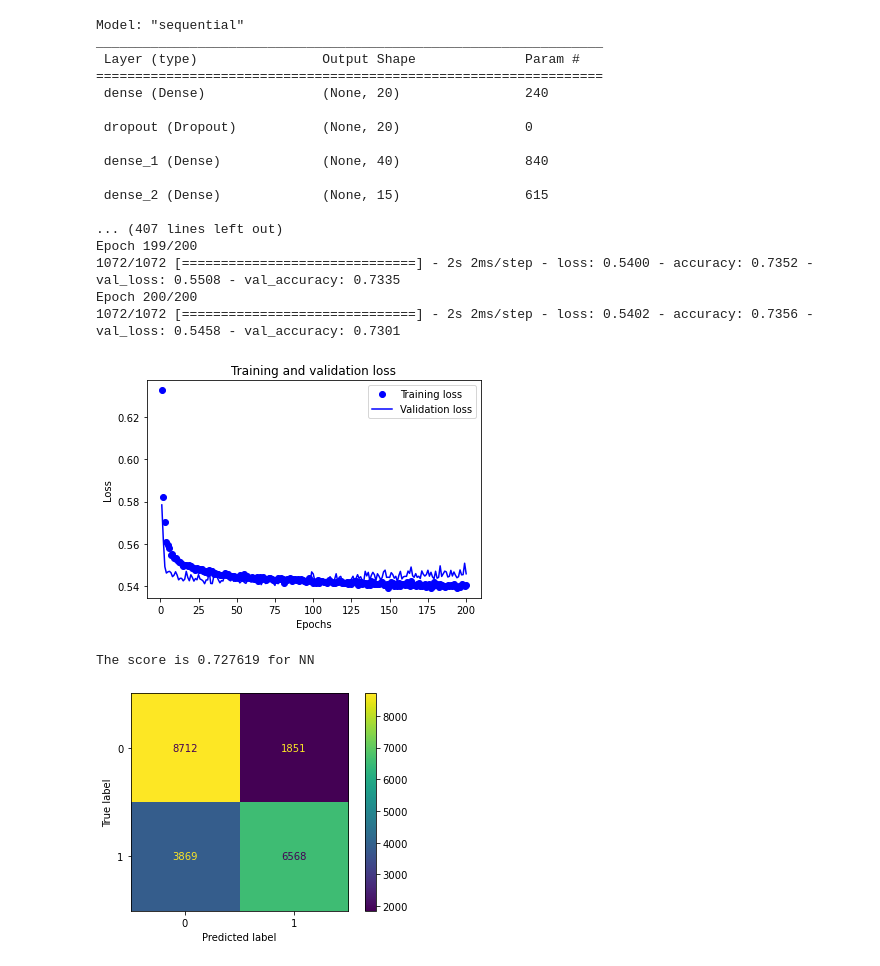
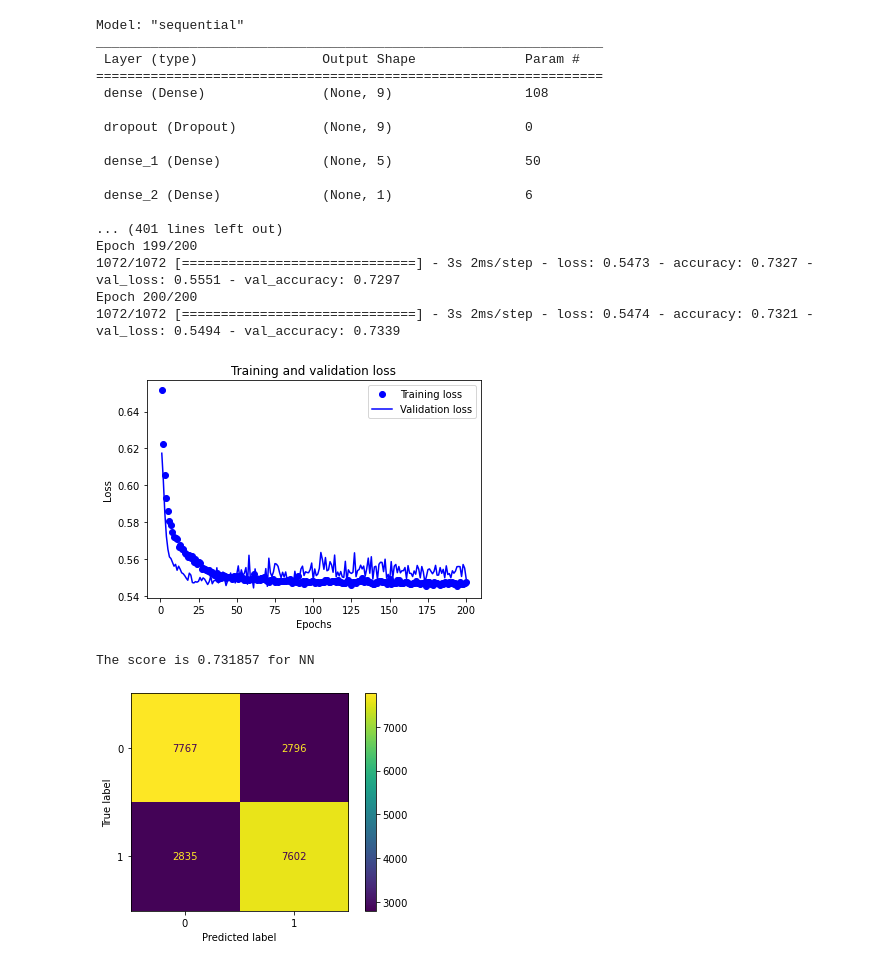
Before and after one commit to kirkz7/cardiovascular-disease-predict, a Jupyter notebook: Untitled.ipynb, the cells around one changed output. Cells and saved outputs as stored; diff of their text form; code cells hidden in the pictures.

```diff
--- a/Untitled.ipynb
+++ b/Untitled.ipynb
@@ -14,13 +14,13 @@ Xtest = pd.read_csv("Xtest.csv")
 ytest = pd.read_csv("ytest.csv").cardio
 # %%
 model = models.Sequential()
-model.add(layers.Dense(20, activation='ReLU', input_shape=(11,)))
+model.add(layers.Dense(9, activation='ReLU', input_shape=(11,)))
 model.add(layers.Dropout(0.2))
-model.add(layers.Dense(40, activation='ReLU', input_shape=(20,)))
+#model.add(layers.Dense(40, activation='ReLU', input_shape=(20,)))
 #model.add(layers.Dropout(0.2))
-model.add(layers.Dense(15, activation='ReLU', input_shape=(40,)))
-model.add(layers.Dropout(0.2))
-model.add(layers.Dense(5, activation='ReLU', input_shape=(15,)))
+#model.add(layers.Dense(15, activation='ReLU', input_shape=(9,)))
+#model.add(layers.Dropout(0.2))
+model.add(layers.Dense(5, activation='ReLU', input_shape=(9,)))
 model.add(layers.Dense(1, activation='sigmoid'))
 model.summary()
 model.compile(optimizer = 'adam',loss='binary_crossentropy',metrics = 'accuracy')
@@ -47,23 +47,23 @@ Model: "sequential"
 _________________________________________________________________
  Layer (type)                Output Shape              Param #
 =================================================================
- dense (Dense)               (None, 20)                240
+ dense (Dense)               (None, 9)                 108
 
- dropout (Dropout)           (None, 20)                0
+ dropout (Dropout)           (None, 9)                 0
 
- dense_1 (Dense)             (None, 40)                840
+ dense_1 (Dense)             (None, 5)                 50
 
- dense_2 (Dense)             (None, 15)                615
+ dense_2 (Dense)             (None, 1)                 6
 
-... (407 lines left out)
+... (401 lines left out)
 Epoch 199/200
-1072/1072 [==============================] - 2s 2ms/step - loss: 0.5400 - accuracy: 0.7352 - val_loss: 0.5508 - val_accuracy: 0.7335
+1072/1072 [==============================] - 3s 2ms/step - loss: 0.5473 - accuracy: 0.7327 - val_loss: 0.5551 - val_accuracy: 0.7297
 Epoch 200/200
-1072/1072 [==============================] - 2s 2ms/step - loss: 0.5402 - accuracy: 0.7356 - val_loss: 0.5458 - val_accuracy: 0.7301
+1072/1072 [==============================] - 3s 2ms/step - loss: 0.5474 - accuracy: 0.7321 - val_loss: 0.5494 - val_accuracy: 0.7339
-[figure, old version]
+[figure, new version]
 # %%
 ypr = (model.predict(Xtest) >= 0.5).astype(int)
-function.eval_confusion("NN",accuracy_score(ytest,ypr),ypr,ytest)
+function.eval_confusion("NN",ypr,ytest)
 # %% [output]
-The score is 0.727619 for NN
+The score is 0.731857 for NN
-[figure, old version]
+[figure, new version]
```
Also changed, not shown: 4 other files.
